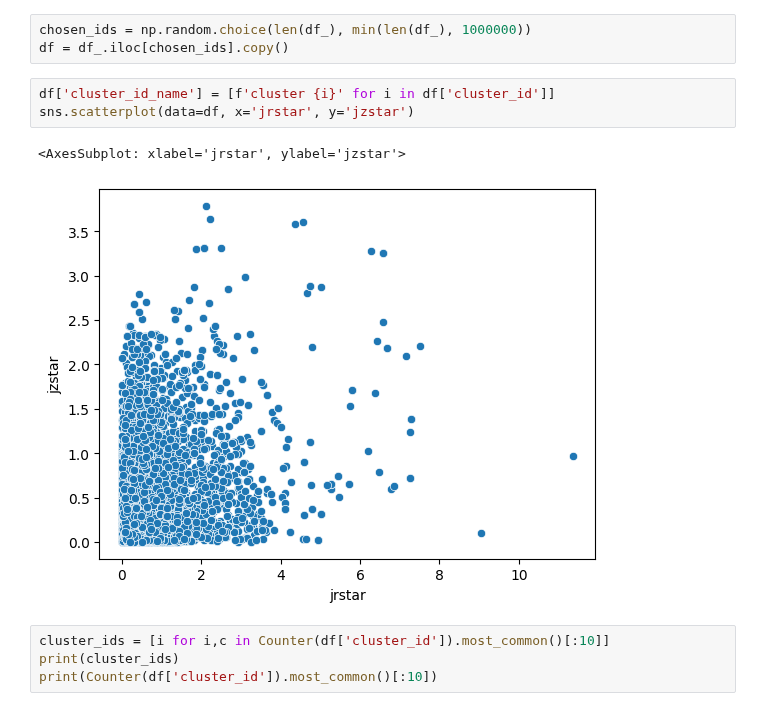
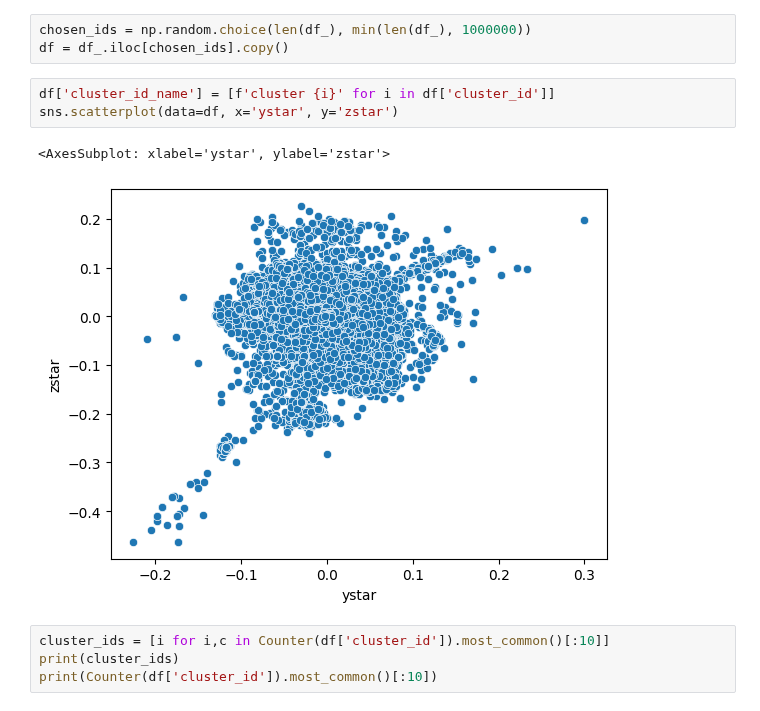
Before and after one commit to michaelyhuang23/Gaia3DR-explore, a Jupyter notebook: notebooks/caterpillar-process/explore-caterpillar.ipynb, the cells around one changed output. Drawn from its saved outputs; the diff is of its cells as text.

```diff
--- a/notebooks/caterpillar-process/explore-caterpillar.ipynb
+++ b/notebooks/caterpillar-process/explore-caterpillar.ipynb
@@ -31,10 +31,10 @@ chosen_ids = np.random.choice(len(df_), min(len(df_), 1000000))
 df = df_.iloc[chosen_ids].copy()
 # %%
 df['cluster_id_name'] = [f'cluster {i}' for i in df['cluster_id']]
-sns.scatterplot(data=df, x='jrstar', y='jzstar')
+sns.scatterplot(data=df, x='ystar', y='zstar')
 # %% [output]
-<AxesSubplot: xlabel='jrstar', ylabel='jzstar'>
+<AxesSubplot: xlabel='ystar', ylabel='zstar'>
-[figure, old version]
+[figure, new version]
 # %%
 cluster_ids = [i for i,c in Counter(df['cluster_id']).most_common()[:10]]
 print(cluster_ids)
```
Also changed, not shown: parts of 2 cells of this notebook, 5 other files.
